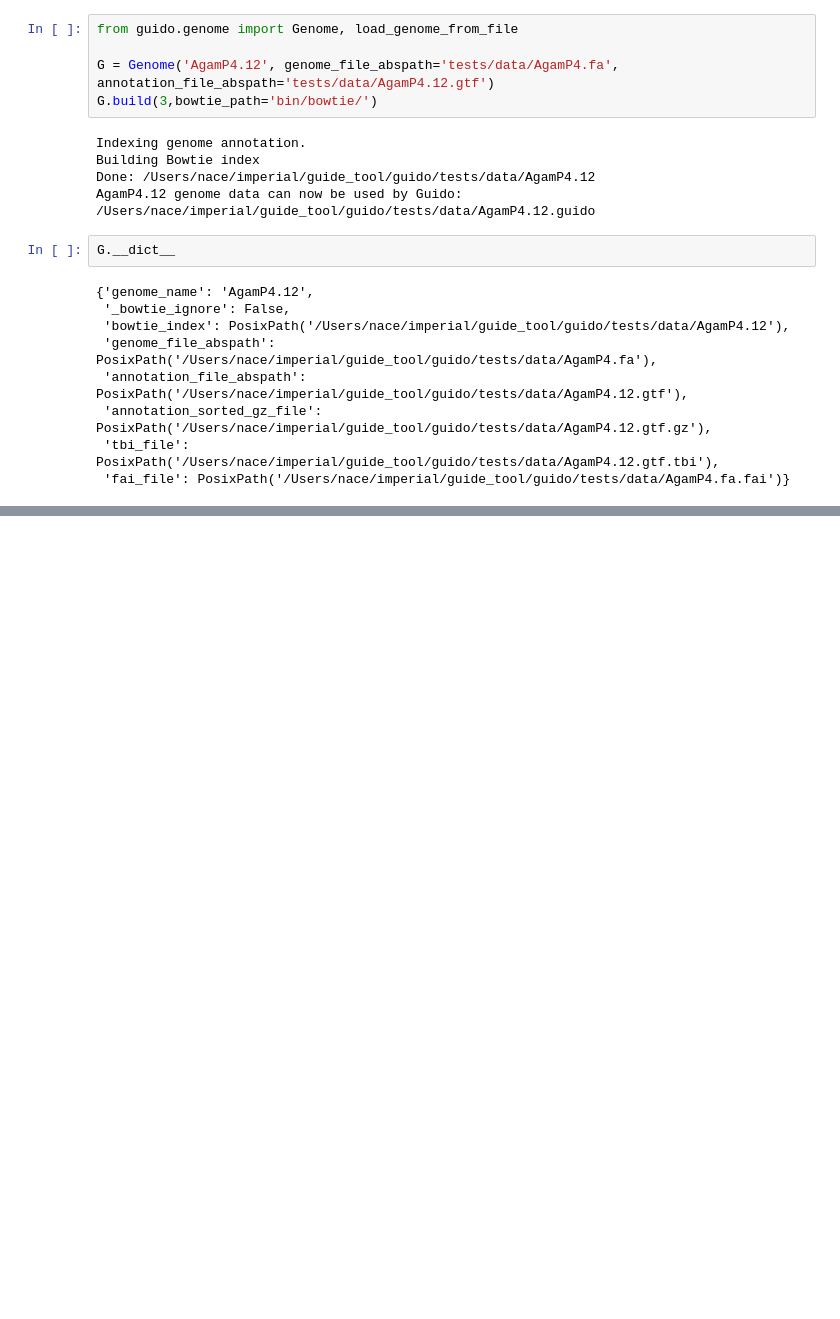
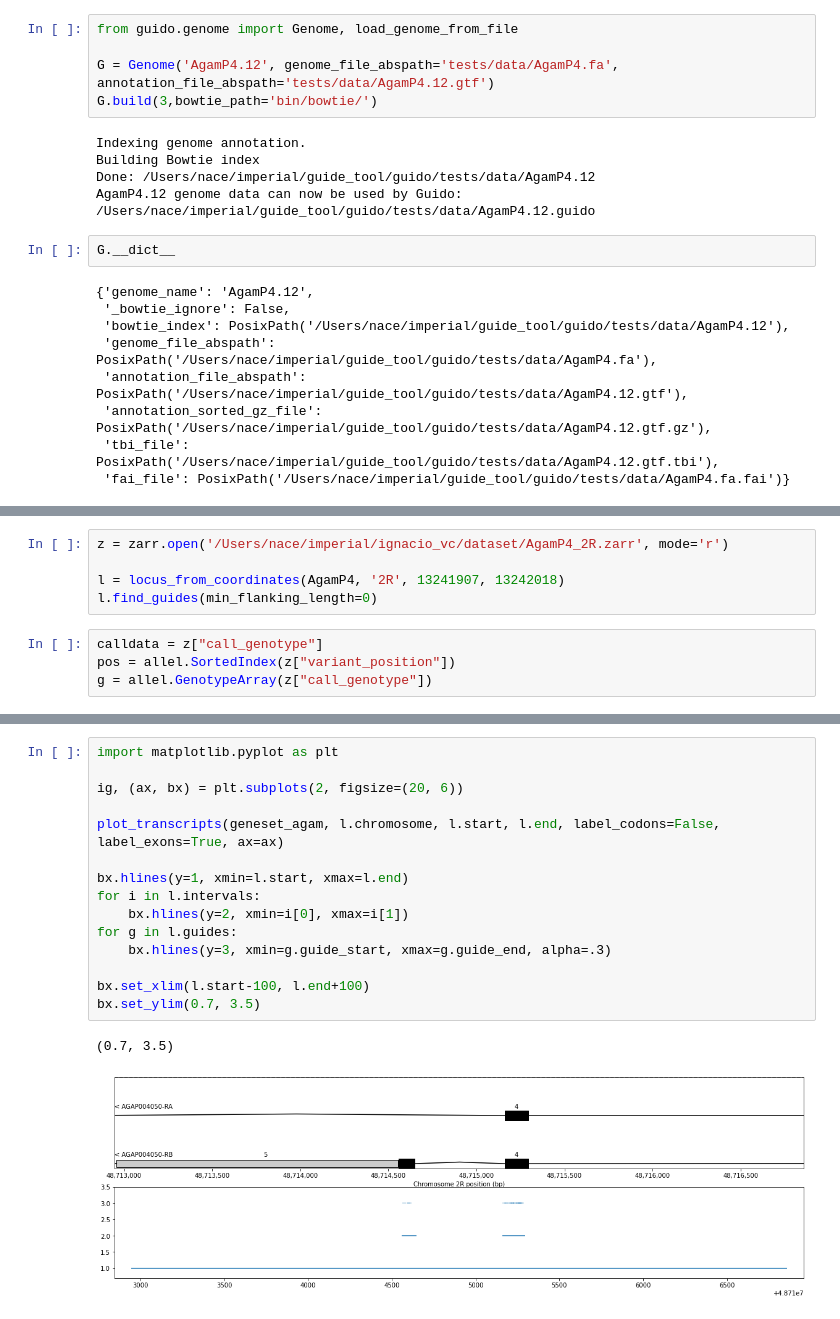
Before and after one commit to nkran/guido, a Jupyter notebook: test API.ipynb, the cells around one changed output, grey strips where cells are left out. Saved outputs shown, nothing was run; the diff lists cells and outputs as text; blank space fills up the shorter version.

```diff
--- a/test API.ipynb
+++ b/test API.ipynb
@@ -130,0 +242,9 @@ CATAATCTGAACATGTTTGATG
+# %%
+z = zarr.open('/Users/nace/imperial/ignacio_vc/dataset/AgamP4_2R.zarr', mode='r')
+
+l = locus_from_coordinates(AgamP4, '2R', 13241907, 13242018)
+l.find_guides(min_flanking_length=0)
+# %%
+calldata = z["call_genotype"]
+pos = allel.SortedIndex(z["variant_position"])
+g = allel.GenotypeArray(z["call_genotype"])
@@ -130,0 +302,18 @@ CATAATCTGAACATGTTTGATG
+# %%
+import matplotlib.pyplot as plt
+
+ig, (ax, bx) = plt.subplots(2, figsize=(20, 6))
+
+plot_transcripts(geneset_agam, l.chromosome, l.start, l.end, label_codons=False, label_exons=True, ax=ax)
+
+bx.hlines(y=1, xmin=l.start, xmax=l.end)
+for i in l.intervals:
+    bx.hlines(y=2, xmin=i[0], xmax=i[1])
+for g in l.guides:
+    bx.hlines(y=3, xmin=g.guide_start, xmax=g.guide_end, alpha=.3)
+
+bx.set_xlim(l.start-100, l.end+100)
+bx.set_ylim(0.7, 3.5)
+# %% [output]
+(0.7, 3.5)
+[figure, added]
```
Also changed, not shown: parts of 34 cells of this notebook, 12 other files.
